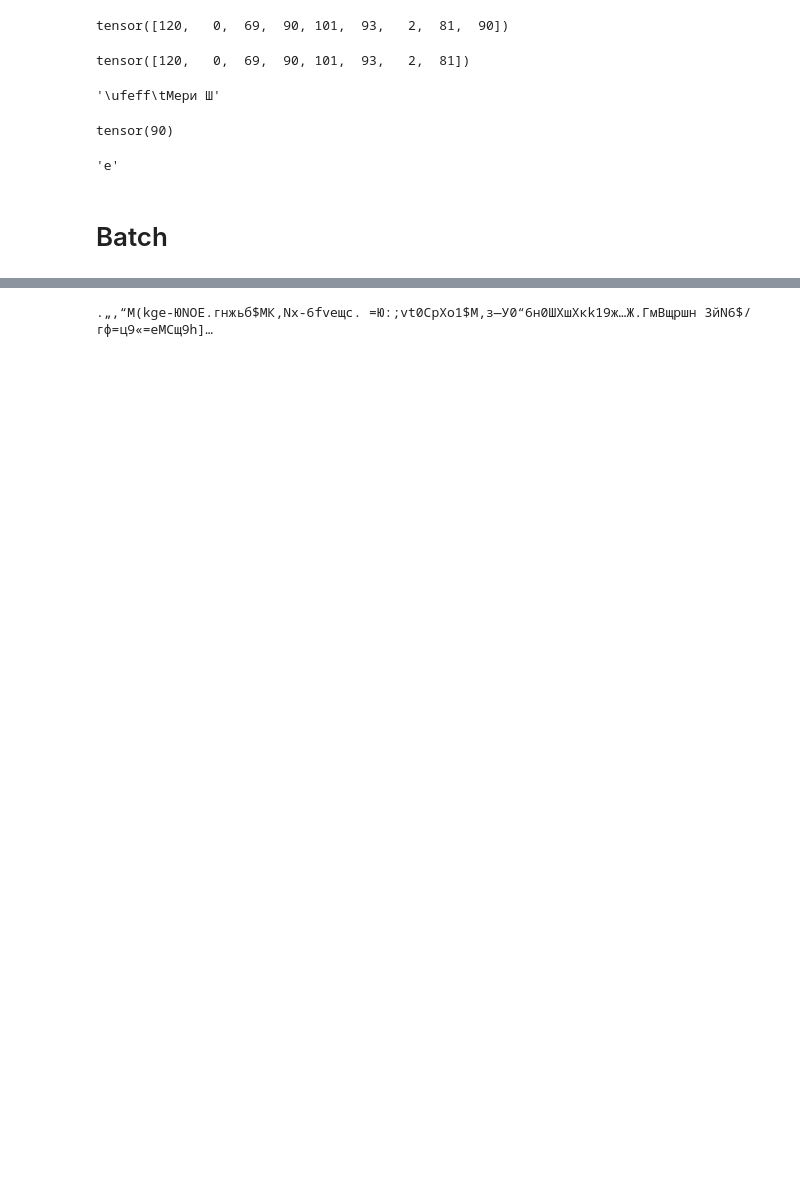
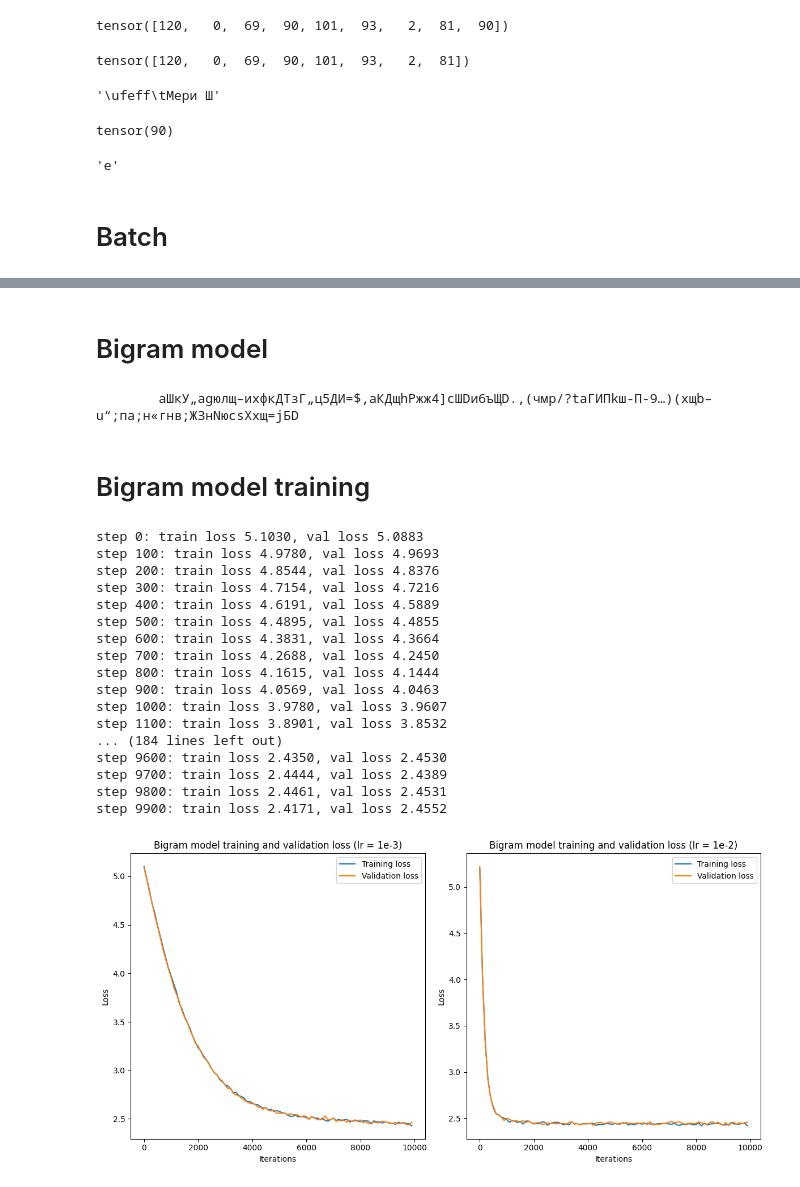
Before and after one commit to petkokp/llm_notebooks, a Jupyter notebook: nanogpt.ipynb, the cells around one changed output, grey strips where cells are left out. Cells and saved outputs as stored; diff of their text form; code cells hidden in the pictures; blank space fills up the shorter version.

Commit message:
bigram model training

```diff
--- a/nanogpt.ipynb
+++ b/nanogpt.ipynb
@@ -127,10 +127,9 @@ decode(model_output.numpy().tolist())[-1]
 # %% [markdown]
 # Batch
 # %%
-batch_size = 4 # sequences in parallel
-context_length = 8 # chars in a sequence
+device = "cuda" if torch.cuda.is_available() else "cpu"
 
-def get_batch(split: str):
+def get_batch(split: str, batch_size: int, context_length: int):
     batch_data = train_data if split == "train" else val_data
     ix = torch.randint(len(batch_data) - context_length, (batch_size,))
 
@@ -138,8 +137,6 @@ def get_batch(split: str):
 
     y = torch.stack([batch_data[i+1:i+context_length+1] for i in ix])
 
+    x, y = x.to(device), y.to(device)
+
     return x, y
-
-xb, yb = get_batch("train")
-
-xb, yb # xb is input, yb is expected output (targets)
@@ -155,3 +160,5 @@ xb, yb # xb is input, yb is expected output (targets)
+# %% [markdown]
+# Bigram model
 # %%
 import torch.nn as nn
 import torch.nn.functional as F
@@ -191,15 +198,16 @@ class BigramModel(nn.Module):
             idx = torch.cat((idx, next_idx), dim=1) # (batch_size, context_length + 1)
         return idx
 
-model = BigramModel(vocabulary_size)
-out, loss = model(xb, yb)
+m = BigramModel(vocabulary_size)
 
-out.shape, loss
+model = m.to(device)
 
-idx = torch.zeros((1, 1), dtype=torch.long)
+idx = torch.zeros((1, 1), dtype=torch.long, device=device)
 
 generated = model.generate(idx, max_new_tokens=100)[0].tolist()
 
-print(decode(generated))
+print(decode(generated)) # ~ random generation, model not trained
 # %% [output]
-.„,“M(kgе-ЮNОЕ.гнжьб$MК,Nх-6fveщс. =Ю:;vt0СpХо1$М,з—У0“6н0ШХшХкk19ж…Ж.ГмВщршн 3йN6$/гф=ц9«=еМСщ9h]…
+        аШкУ„﻿agюлщ–ихфкДТзГ„ц5ДИ=$,aКДщhРжж4]сШDи6ъЩD.,(чмр/?taГ﻿ИПkш-П-9…)(хщb–u“;па;н«гнв;ЖЗ﻿нNюcsXxщ=jБD
+# %% [markdown]
+# Bigram model training
@@ -205,0 +238,47 @@ print(decode(generated))
+# %%
+import matplotlib.pyplot as plt
+
+train_losses, val_losses, steps = train_bigram_model()
+
+fig, (ax1, ax2) = plt.subplots(1, 2, figsize=(12, 6))
+
+ax1.plot(steps, train_losses, label="Training loss")
+ax1.plot(steps, val_losses, label="Validation loss")
+ax1.set_xlabel("Iterations")
+ax1.set_ylabel("Loss")
+ax1.set_title("Bigram model training and validation loss (lr = 1e-3)")
+ax1.legend()
+
+m = BigramModel(vocabulary_size)
+
+model = m.to(device)
+
+train_losses, val_losses, steps = train_bigram_model(learning_rate=1e-2, model=model)
+
+ax2.plot(steps, train_losses, label="Training loss")
+ax2.plot(steps, val_losses, label="Validation loss")
+ax2.set_xlabel("Iterations")
+ax2.set_ylabel("Loss")
+ax2.set_title("Bigram model training and validation loss (lr = 1e-2)")
+ax2.legend()
+plt.tight_layout()
+plt.show()
+# %% [output]
+step 0: train loss 5.1030, val loss 5.0883
+step 100: train loss 4.9780, val loss 4.9693
+step 200: train loss 4.8544, val loss 4.8376
+step 300: train loss 4.7154, val loss 4.7216
+step 400: train loss 4.6191, val loss 4.5889
+step 500: train loss 4.4895, val loss 4.4855
+step 600: train loss 4.3831, val loss 4.3664
+step 700: train loss 4.2688, val loss 4.2450
+step 800: train loss 4.1615, val loss 4.1444
+step 900: train loss 4.0569, val loss 4.0463
+step 1000: train loss 3.9780, val loss 3.9607
+step 1100: train loss 3.8901, val loss 3.8532
+... (184 lines left out)
+step 9600: train loss 2.4350, val loss 2.4530
+step 9700: train loss 2.4444, val loss 2.4389
+step 9800: train loss 2.4461, val loss 2.4531
+step 9900: train loss 2.4171, val loss 2.4552
+[figure, added]
```
Also changed, not shown: parts of 8 cells of this notebook.
